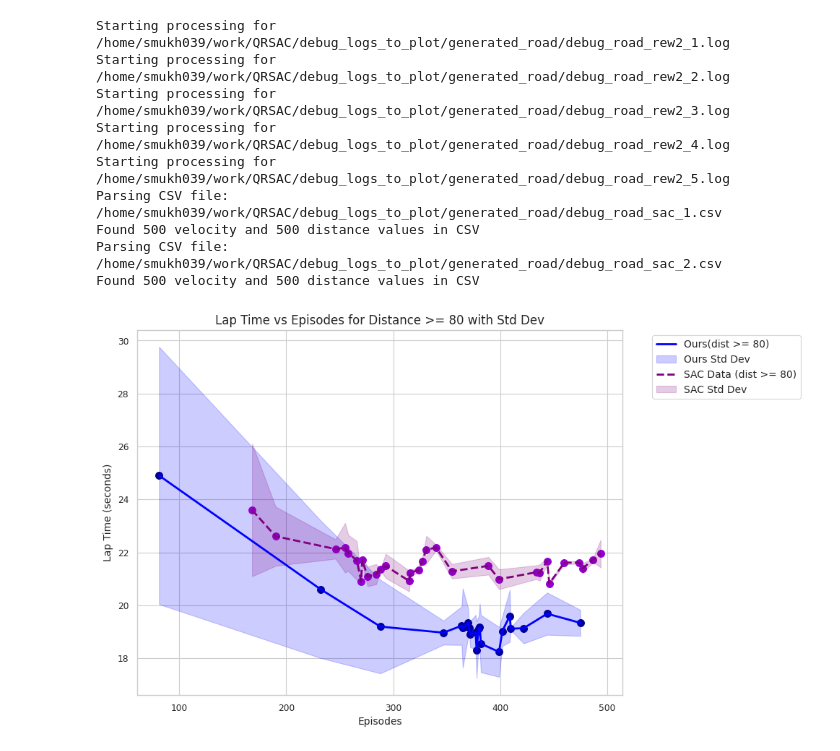
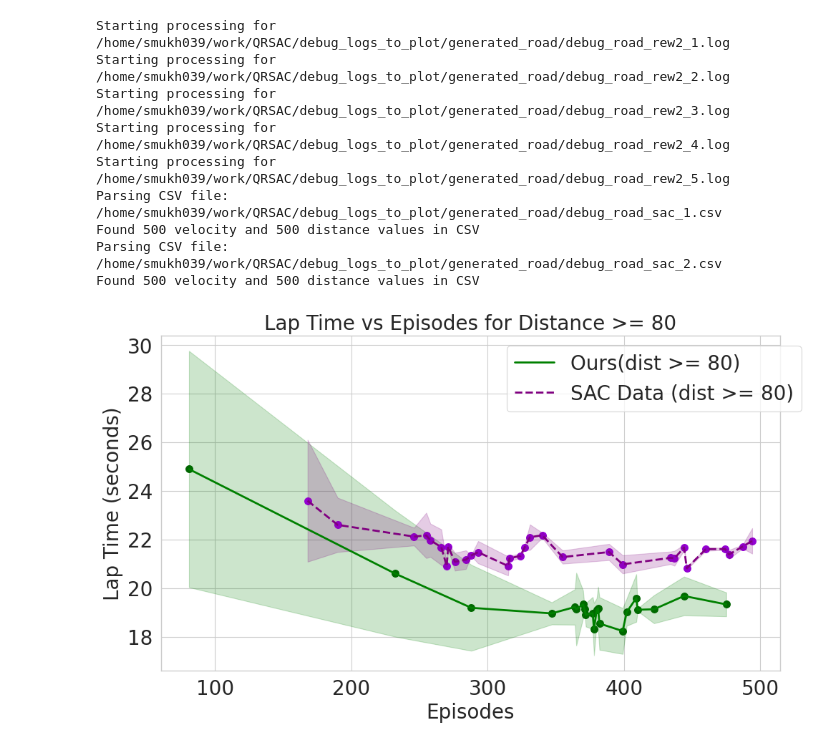
Before and after one commit to shilpa2301/QRSAC, a Jupyter notebook: debug_plots/debug_plots_baseline.ipynb, the cells around one changed output. Saved outputs shown, nothing was run; the diff lists cells and outputs as text; code cells hidden in the pictures.

```diff
--- a/debug_plots/debug_plots_baseline.ipynb
+++ b/debug_plots/debug_plots_baseline.ipynb
@@ -464,14 +464,14 @@ def generate_2d_plot(epochs_rew2, lap_times_rew2_mean, lap_times_rew2_std, dista
         lap_times_rew2_std_filtered = lap_times_rew2_std[mask_rew2_above_80]
 
         # Plot mean line
-        ax.plot(epochs_rew2_filtered, lap_times_rew2_filtered, c='blue', label='Ours(dist >= 80)', linewidth=2)
+        ax.plot(epochs_rew2_filtered, lap_times_rew2_filtered, c='green', label='Ours(dist >= 80)', linewidth=2)
         # Plot scatter points for mean
-        ax.scatter(epochs_rew2_filtered, lap_times_rew2_filtered, c='darkblue', marker='o', s=50)
+        ax.scatter(epochs_rew2_filtered, lap_times_rew2_filtered, c='darkgreen', marker='o', s=50)
         # Plot standard deviation as translucent shading
         ax.fill_between(epochs_rew2_filtered,
                         lap_times_rew2_filtered - lap_times_rew2_std_filtered,
                         lap_times_rew2_filtered + lap_times_rew2_std_filtered,
-                        color='blue', alpha=0.2, label='Ours Std Dev')
+                        color='green', alpha=0.2)
 
     # Filter and plot for SAC where distance >= 80
     mask_sac_above_80 = distance_sac >= 80
@@ -488,15 +488,17 @@ def generate_2d_plot(epochs_rew2, lap_times_rew2_mean, lap_times_rew2_std, dista
         ax.fill_between(epochs_sac_filtered,
                         lap_times_sac_filtered - lap_times_sac_std_filtered,
                         lap_times_sac_filtered + lap_times_sac_std_filtered,
-                        color='purple', alpha=0.2, label='SAC Std Dev')
+                        color='purple', alpha=0.2)
 
     # Set labels
-    ax.set_xlabel('Episodes', fontsize=10)
-    ax.set_ylabel('Lap Time (seconds)', fontsize=10)
-    ax.set_title('Lap Time vs Episodes for Distance >= 80 with Std Dev', fontsize=12)
+    plt.yticks(fontsize=20)
+    plt.xticks(fontsize=20)
+    ax.set_xlabel('Episodes', fontsize=20)
+    ax.set_ylabel('Lap Time (seconds)', fontsize=20)
+    ax.set_title('Lap Time vs Episodes for Distance >= 80', fontsize=20)
 
     # Add legend
-    ax.legend(bbox_to_anchor=(1.05, 1), loc='upper left', fontsize=10)
+    ax.legend(bbox_to_anchor=(1.05, 1), loc='upper right', fontsize=20)
 
     # Adjust layout
     plt.tight_layout()
@@ -569,31 +571,31 @@ if lap_times_vel_rew2_all and lap_times_vel_sac_all:
 
     # Apply smoothing with window size 70 for better visualization
     WIN_SIZE = 1
     lap_times_vel_rew2_mean = smoothen(lap_times_vel_rew2_mean, WIN_SIZE)
     lap_times_vel_rew2_std = smoothen(lap_times_vel_rew2_std, WIN_SIZE)
     distance_rew2_mean = smoothen(distance_rew2_mean, WIN_SIZE)
     lap_times_vel_sac_mean = smoothen(lap_times_vel_sac_mean, WIN_SIZE)
     lap_times_vel_sac_std = smoothen(lap_times_vel_sac_std, WIN_SIZE)
     distance_sac_mean = smoothen(distance_sac_mean, WIN_SIZE)
 
     # Generate epochs (x-axis)
     epochs_rew2 = np.arange(len(lap_times_vel_rew2_mean))
     epochs_sac = np.arange(len(lap_times_vel_sac_mean))
 
     # Generate 2D plot with std dev for rew2 and SAC
     generate_2d_plot(epochs_rew2, lap_times_vel_rew2_mean, lap_times_vel_rew2_std, distance_rew2_mean,
                      epochs_sac, lap_times_vel_sac_mean, lap_times_vel_sac_std, distance_sac_mean,
                      save_path="lap_time_plot_rew2_sac")
 else:
     print("No data to plot for rew2 or SAC.")
 # %% [output]
 Starting processing for /home/smukh039/work/QRSAC/debug_logs_to_plot/generated_road/debug_road_rew2_1.log
 Starting processing for /home/smukh039/work/QRSAC/debug_logs_to_plot/generated_road/debug_road_rew2_2.log
 Starting processing for /home/smukh039/work/QRSAC/debug_logs_to_plot/generated_road/debug_road_rew2_3.log
 Starting processing for /home/smukh039/work/QRSAC/debug_logs_to_plot/generated_road/debug_road_rew2_4.log
 Starting processing for /home/smukh039/work/QRSAC/debug_logs_to_plot/generated_road/debug_road_rew2_5.log
 Parsing CSV file: /home/smukh039/work/QRSAC/debug_logs_to_plot/generated_road/debug_road_sac_1.csv
 Found 500 velocity and 500 distance values in CSV
 Parsing CSV file: /home/smukh039/work/QRSAC/debug_logs_to_plot/generated_road/debug_road_sac_2.csv
 Found 500 velocity and 500 distance values in CSV
-[figure, old version]
+[figure, new version]
```
Also changed, not shown: parts of 2 cells of this notebook, 5 other files.
